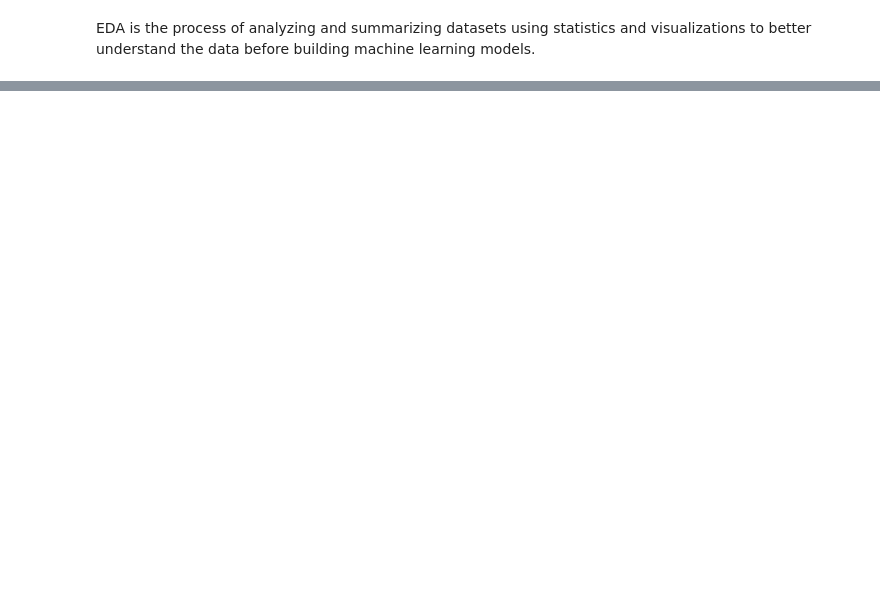
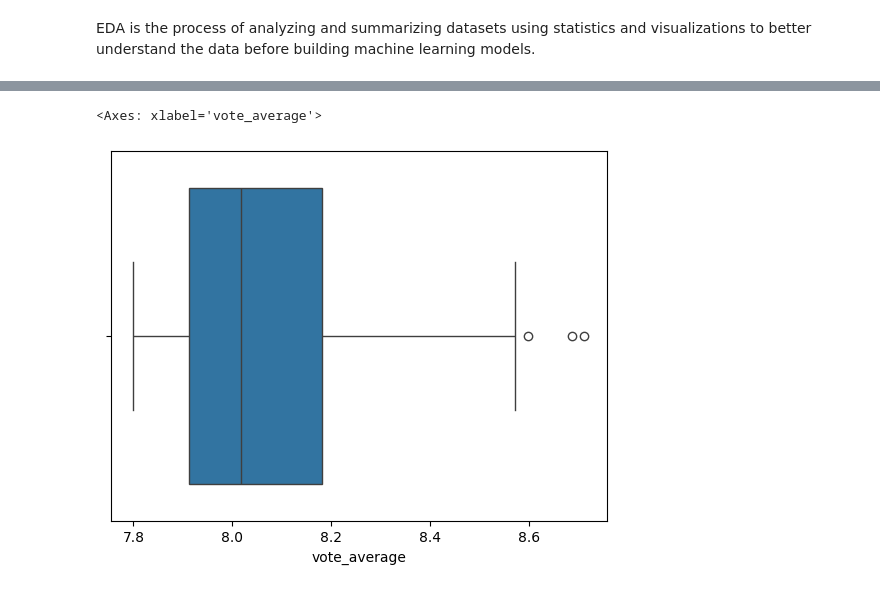
Before and after one commit to Mohotasir/my_ML_Journey, a Jupyter notebook: 100days_ML/EDA/Univaritate_analysis/univariate.ipynb, the cells around one changed output, grey strips where cells are left out. Cells and saved outputs as stored; diff of their text form; code cells hidden in the pictures; blank space fills up the shorter version.

```diff
--- a/100days_ML/EDA/Univaritate_analysis/univariate.ipynb
+++ b/100days_ML/EDA/Univaritate_analysis/univariate.ipynb
@@ -28,0 +54,5 @@ df.head()
+# %%
+sns.boxplot(x=df['vote_average'])
+# %% [output]
+<Axes: xlabel='vote_average'>
+[figure, added]
```
Also changed, not shown: parts of 4 cells of this notebook.
